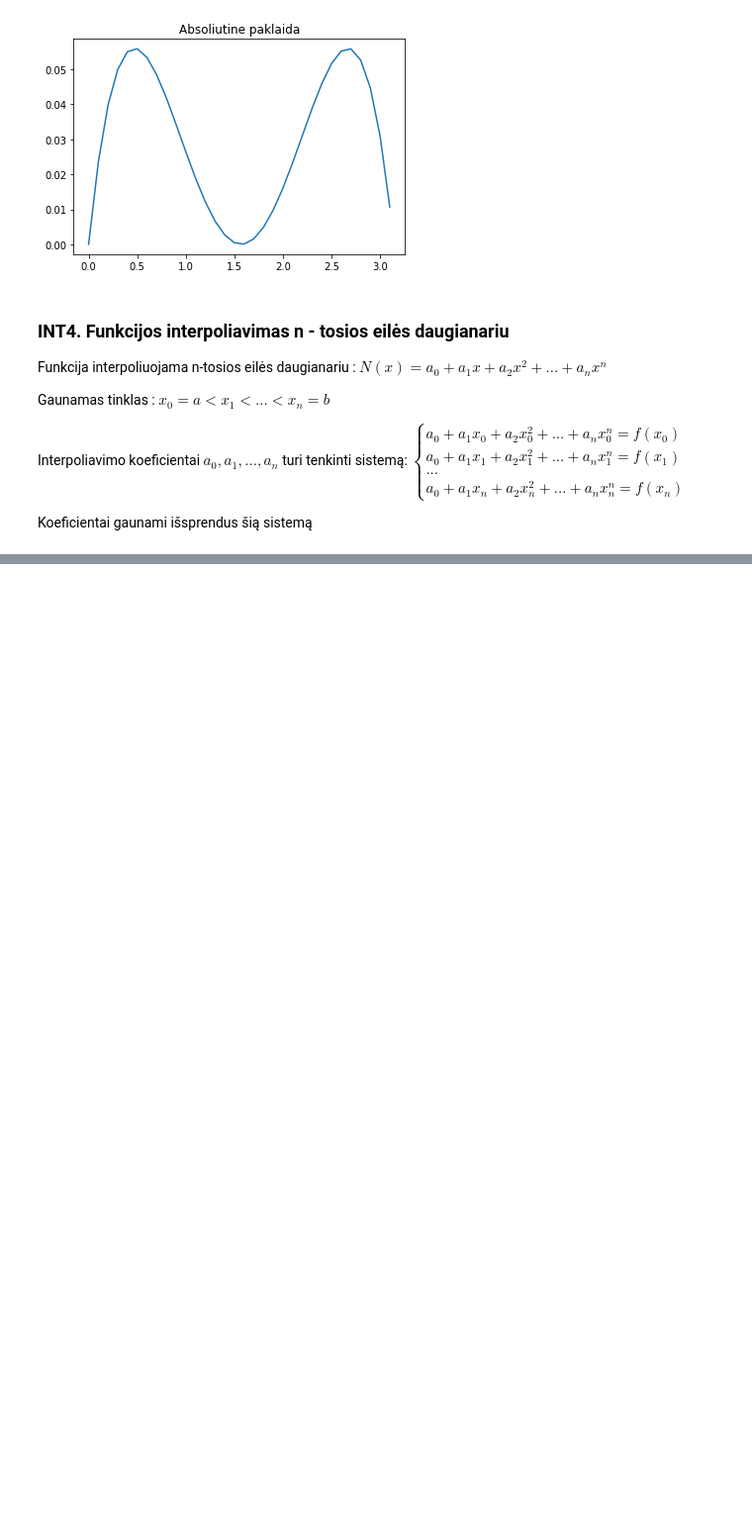
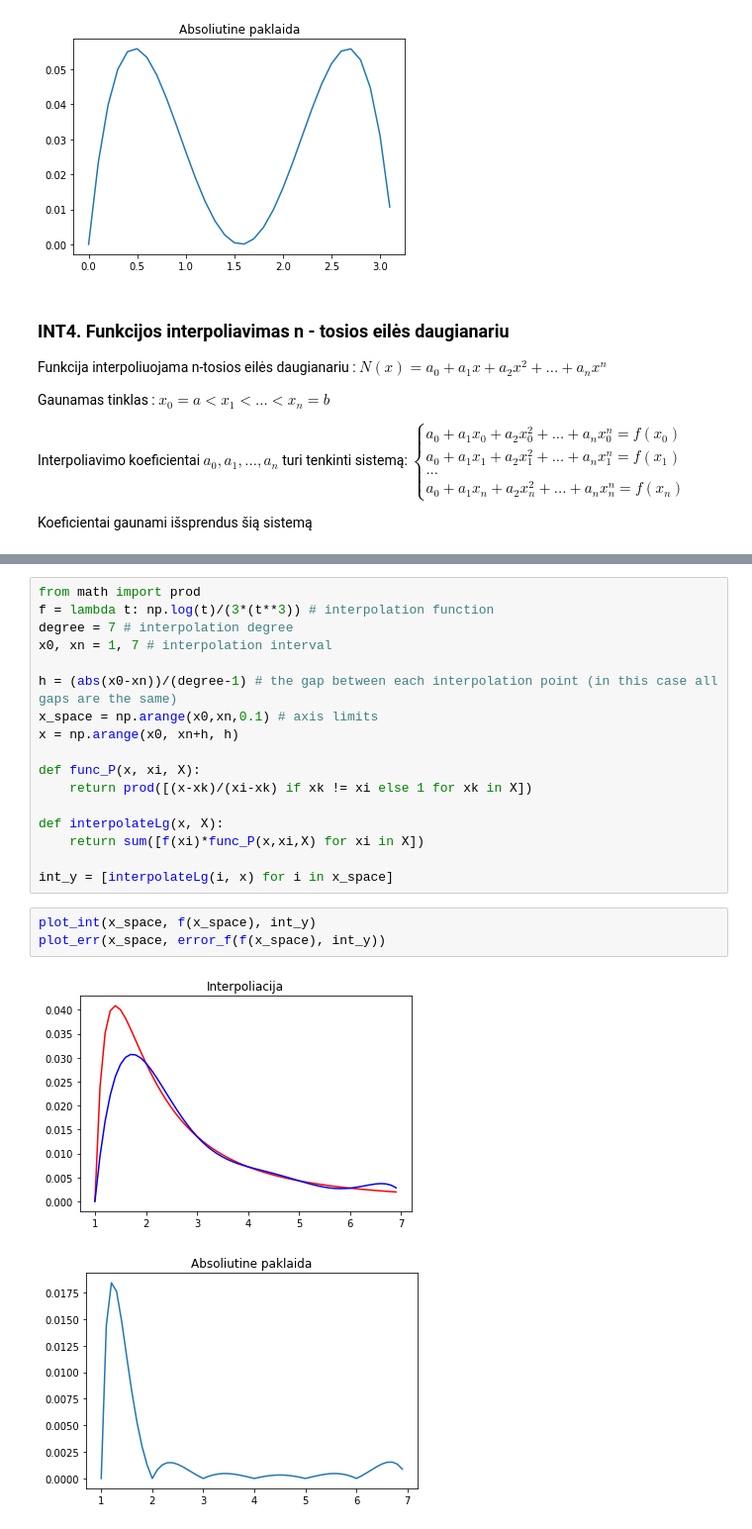
Before and after one commit to MilaSong/Numerical_analysis, a Jupyter notebook: Interpoliavimas.ipynb, the cells around one changed output, grey strips where cells are left out. Shown at 99% size. Saved outputs shown, nothing was run; the diff lists cells and outputs as text; blank space fills up the shorter version.

Commit message:
added Lagrange interpolation

```diff
--- a/Interpoliavimas.ipynb
+++ b/Interpoliavimas.ipynb
@@ -146,0 +157,23 @@ plot_int(x_space, f(x_space), int_y)
+# %%
+from math import prod
+f = lambda t: np.log(t)/(3*(t**3)) # interpolation function
+degree = 7 # interpolation degree
+x0, xn = 1, 7 # interpolation interval
+
+h = (abs(x0-xn))/(degree-1) # the gap between each interpolation point (in this case all gaps are the same)
+x_space = np.arange(x0,xn,0.1) # axis limits
+x = np.arange(x0, xn+h, h)
+
+def func_P(x, xi, X):
+    return prod([(x-xk)/(xi-xk) if xk != xi else 1 for xk in X])
+
+def interpolateLg(x, X):
+    return sum([f(xi)*func_P(x,xi,X) for xi in X])
+
+int_y = [interpolateLg(i, x) for i in x_space]
+# %%
+plot_int(x_space, f(x_space), int_y)
+plot_err(x_space, error_f(f(x_space), int_y))
+# %% [output]
+[figure, added]
+[figure, added]
```
Also changed, not shown: parts of 3 cells of this notebook.
